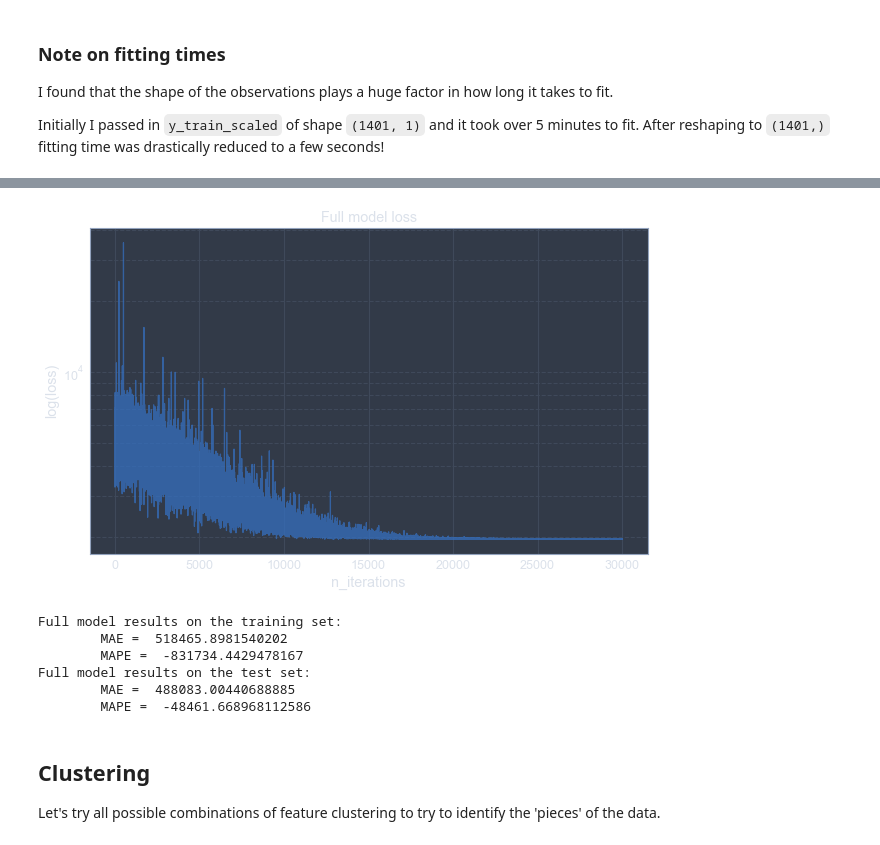
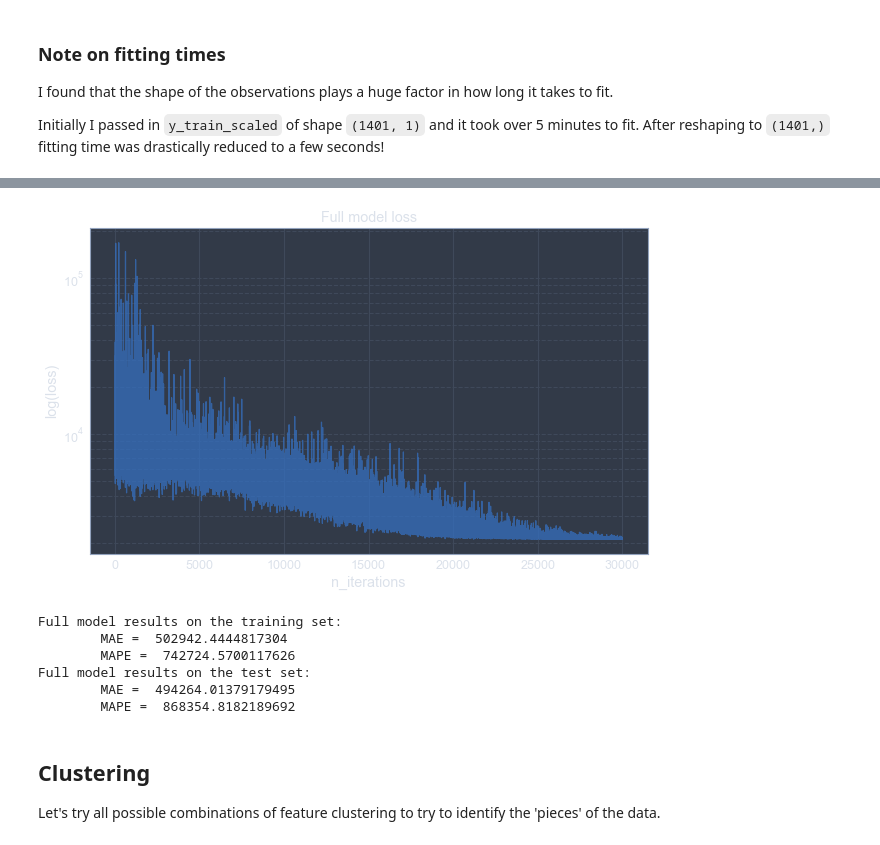
Before and after one commit to ET5003-Group1/ET5003, a Jupyter notebook: Week-3/ET5003_Etivity2_CarlosSiqueiraDoAmaral_20151586.ipynb, the cells around one changed output, grey strips where cells are left out. Cells and saved outputs as stored; diff of their text form; code cells hidden in the pictures.

```diff
--- a/Week-3/ET5003_Etivity2_CarlosSiqueiraDoAmaral_20151586.ipynb
+++ b/Week-3/ET5003_Etivity2_CarlosSiqueiraDoAmaral_20151586.ipynb
@@ -374,6 +364,9 @@ one_hot_cols = ["property_type"]
 ordinal_cols = ["ber_classification"]
 column_order = num_cols + ordinal_cols + one_hot_cols
 
+train_set["surface"] = train_set["surface"].fillna(
+    train_set["surface"].median()
+)  # As suggested by Nigel
 train_set = train_set[column_order + ["log_price"]].dropna(axis=0)
 
 X_train, y_train = (
@@ -509,11 +498,6 @@ def define_lin_reg(
     posterior : pymc3.backends.base.MultiTrace
         Posterior distribution estimated by pymc model.
     """
-    log_param(f"{model_name}_alpha", alpha)
-    log_param(f"{model_name}_beta", beta)
-    log_param(f"{model_name}_sigma", sigma)
-    log_param(f"{model_name}_n_iterations", n_iterations)
-    log_param(f"{model_name}_n_samples", n_samples)
 
     with pm.Model() as model:
         alpha = getattr(pm, alpha[0])("alpha", *alpha[1:])
@@ -523,7 +507,7 @@ def define_lin_reg(
 
         sigma = getattr(pm, sigma[0])("sigma", *sigma[1:])
         likelihood = pm.Normal("likelihood", mu=mu, sigma=sigma, observed=observed)
-        approximation = pm.fit(n_iterations, method="advi")
+        approximation = pm.fit(n_iterations, method="advi", random_seed=rand_state)
         posterior = approximation.sample(n_samples)
     if plot_loss:
         plt.figure(figsize=(10, 6))
@@ -538,36 +522,10 @@ def define_lin_reg(
 
 
 def mean_absolute_error(y_true, y_pred):
-    """Calculates the Mean Absolute Error between y_true and y_pred
-
-    Parameters
-    ----------
-    y_true :
-
-    y_pred :
-
-    Returns
-    -------
-    np.ndarray
-        The mean absolute error of the predictions
-    """
     return np.mean(abs(y_true - y_pred))
 
 
 def mape(y_true, y_pred):
-    """Calculates the MAPE between y_true and y_pred
-
-    Parameters
-    ----------
-    y_true :
-
-    y_pred :
-
-    Returns
-    -------
-    np.ndarray
-        The MAPE of the predictions
-    """
     return np.mean(abs(y_true - y_pred) / y_true)
 
 
@@ -618,8 +576,6 @@ def evaluate(posterior, X, y, y_scaler, model_name, dataset_name):
     y_pred = predict(posterior, X, y_scaler)
     mae, mape_ = mean_absolute_error(y, y_pred), mape(y, y_pred)
 
-    log_metric(f"{model_name}_{dataset_name}_mae", mae)
-    log_metric(f"{model_name}_{dataset_name}_mape", mape_)
     print("\tMAE = ", mae)
     print("\tMAPE = ", mape_)
     return y_pred
@@ -628,8 +584,8 @@ full_posterior = define_lin_reg(
     X_train_subset,
     y_train_scaled.ravel(),
     "full_model",
-    alpha=("Normal", 0, 30),
-    beta=("Normal", 0, 30),
+    alpha=("Normal", 0, 10),
+    beta=("Normal", 0, 10),
     sigma=("HalfCauchy", 5),
     plot_loss=True,
 )
@@ -649,10 +605,10 @@ Finished [100%]: Average Loss = 1,970.9
-[figure, old version]
+[figure, new version]
 Full model results on the training set:
-        MAE =  518465.8981540202
-        MAPE =  -831734.4429478167
+        MAE =  502942.4444817304
+        MAPE =  742724.5700117626
 Full model results on the test set:
-        MAE =  488083.00440688885
-        MAPE =  -48461.668968112586
+        MAE =  494264.01379179495
+        MAPE =  868354.8182189692
 # %% [markdown]
 ## Clustering
 
```
Also changed, not shown: parts of 21 cells of this notebook, 1 other file.
